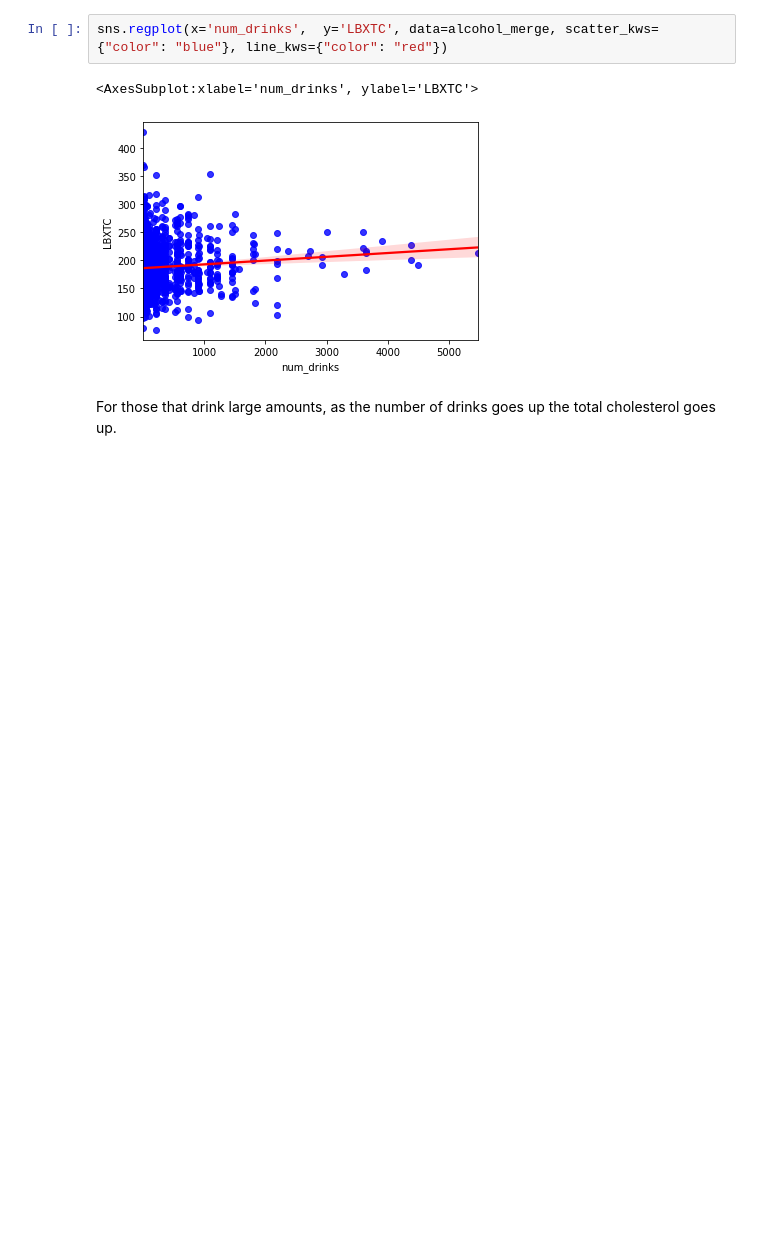
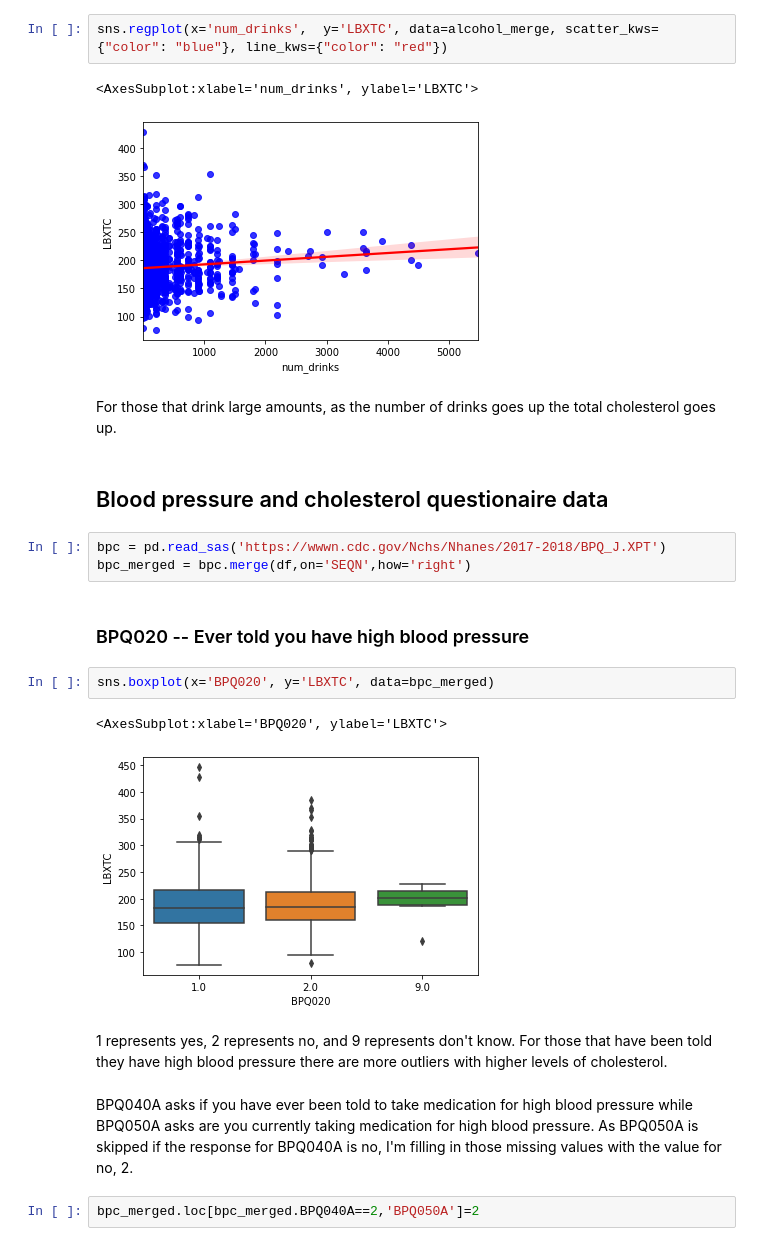
Before and after one commit to mathisme/ThinkfulDSFinalCapstone, a Jupyter notebook: notebooks/EDA.ipynb, the cells around one changed output. Drawn from its saved outputs; the diff is of its cells as text; blank space fills up the shorter version.

```diff
--- a/notebooks/EDA.ipynb
+++ b/notebooks/EDA.ipynb
@@ -390,3 +394,21 @@ sns.regplot(x='num_drinks',  y='LBXTC', data=alcohol_merge, scatter_kws={"color"
 [figure]
 # %% [markdown]
 For those that drink large amounts, as the number of drinks goes up the total cholesterol goes up.
+# %% [markdown]
+## Blood pressure and cholesterol questionaire data
+# %%
+bpc = pd.read_sas('https://wwwn.cdc.gov/Nchs/Nhanes/2017-2018/BPQ_J.XPT')
+bpc_merged = bpc.merge(df,on='SEQN',how='right')
+# %% [markdown]
+### BPQ020 -- Ever told you have high blood pressure
+# %%
+sns.boxplot(x='BPQ020', y='LBXTC', data=bpc_merged)
+# %% [output]
+<AxesSubplot:xlabel='BPQ020', ylabel='LBXTC'>
+[figure, added]
+# %% [markdown]
+1 represents yes, 2 represents no, and 9 represents don't know.  For those that have been told they have high blood pressure there are more outliers with higher levels of cholesterol.
+# %% [markdown]
+BPQ040A asks if you have ever been told to take medication for high blood pressure while BPQ050A asks are you currently taking medication for high blood pressure.  As BPQ050A is skipped if the response for BPQ040A is no, I'm filling in those missing values with the value for no, 2.
+# %%
+bpc_merged.loc[bpc_merged.BPQ040A==2,'BPQ050A']=2
```
Also changed, not shown: parts of 10 cells of this notebook.
